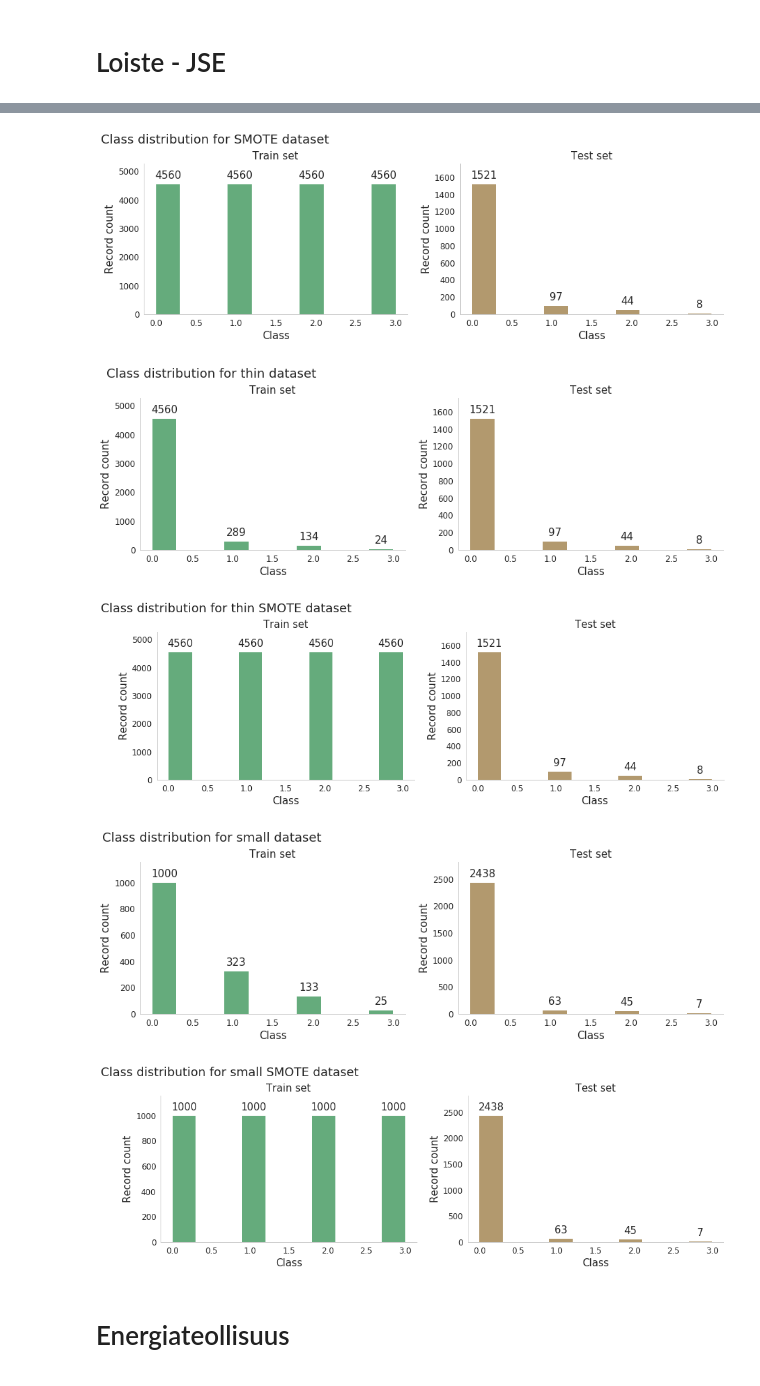
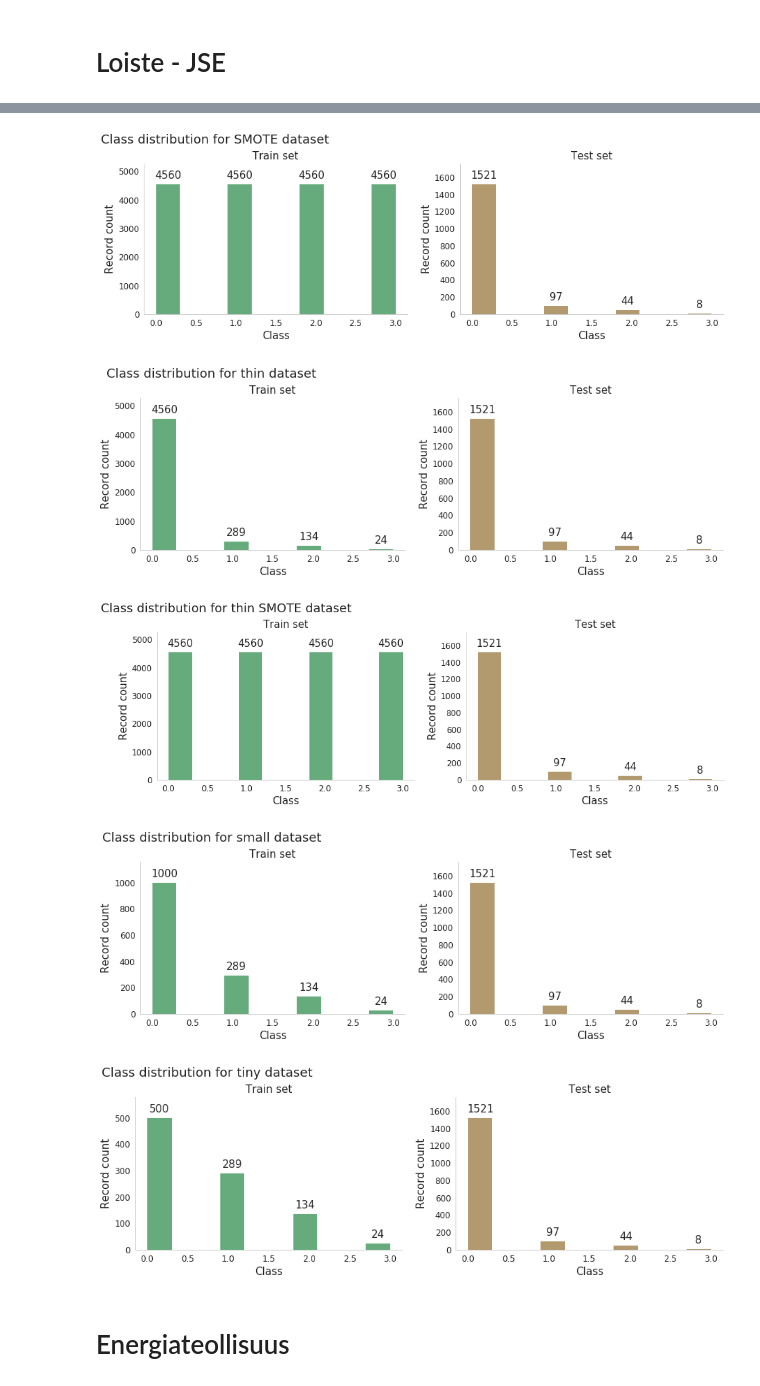
Before and after one commit to fmidev/sasse-polygon-process, a Jupyter notebook: notebooks/dataset_split.ipynb, the cells around one changed output, grey strips where cells are left out. Drawn from its saved outputs; the diff is of its cells as text; code cells hidden in the pictures.

```diff
--- a/notebooks/dataset_split.ipynb
+++ b/notebooks/dataset_split.ipynb
@@ -143,3 +115,16 @@ def get_data(name, options, scaler_name, size=None, balance=False, cherry_pick=N
+# %%
+def cut_classes(dataset, classes, max_size, label):
+    """ Decrease dataset size by cutting requested classes smaller """
+
+    # Cherry picked classes
+    class_dfs = []
+    for c in classes:
+        picked_data = dataset.loc[(dataset.loc[:,label] == c),:]
+        class_dfs.append(picked_data.sample(n=min(len(picked_data), max_size)))
+
+    # Concat
+    data = pd.concat(class_dfs)
+    return data
 # %%
 def plot_class_hist(data_train, data_test,title='', num_classes=4, fontsize=10):
 
@@ -218,14 +203,15 @@ def save_dataset(datasets):
 print('All params:')
 train_all_loiste, test_all_loiste, res_all_loiste, scaler_loiste_jse_all = get_data('../data/classification_dataset_loiste_jse_forest.csv', options, 'scaler_loiste_jse_all', verbose=True)
 
+print("\n")
 print('Thin setup:')
 train_thin_loiste, test_thin_loiste, res_thin_loiste, scaler_loiste_jse_thin = get_data('../data/classification_dataset_loiste_jse_forest.csv', options_thin, 'scaler_loiste_jse_thin', verbose=True)
 
-print('Small set with all params:')
-train_small_loiste, test_small_loiste, res_small_loiste, scaler_loiste_jse_all = get_data('../data/classification_dataset_loiste_jse_forest.csv', options, 'scaler_loiste_jse_small', (.8, .2), cherry_pick=[1,2,3], max_size=1000, verbose=True, scaler=scaler_loiste_jse_all)
+train_small_loiste = cut_classes(train_all_loiste, [0,1,2,3], 1000, options.label[0])
+train_thin_small_loiste = cut_classes(train_thin_loiste, [0,1,2,3], 1000, options.label[0])
 
-print('Tiny set with all params:')
-train_tiny_loiste, test_tiny_loiste, res_tiny_loiste, scaler_loiste_jse_all = get_data('../data/classification_dataset_loiste_jse_forest.csv', options, 'scaler_loiste_jse', (.8, .2), cherry_pick=[1,2,3], max_size=500, verbose=True, scaler=scaler_loiste_jse_all)
+train_tiny_loiste = cut_classes(train_all_loiste, [0,1,2,3], 500, options.label[0])
+train_thin_tiny_loiste = cut_classes(train_thin_loiste, [0,1,2,3], 500, options.label[0])
 # %% [output]
 All params:
 Dates in testset class 1:
@@ -247,19 +233,19 @@ Dates in testset class 1:
 # %%
 plot_class_hist(train_all_loiste, test_all_loiste, title='Class distribution for whole dataset', fontsize=15)
 plot_class_hist(res_all_loiste, test_all_loiste, title='Class distribution for SMOTE dataset', fontsize=15)
 
 plot_class_hist(train_thin_loiste, test_thin_loiste, title='Class distribution for thin dataset', fontsize=15)
 plot_class_hist(res_thin_loiste, test_thin_loiste, title='Class distribution for thin SMOTE dataset', fontsize=15)
 
-plot_class_hist(train_small_loiste, test_small_loiste, title='Class distribution for small dataset', fontsize=15)
-plot_class_hist(res_small_loiste, test_small_loiste, title='Class distribution for small SMOTE dataset', fontsize=15)
+plot_class_hist(train_small_loiste, test_all_loiste, title='Class distribution for small dataset', fontsize=15)
+plot_class_hist(train_tiny_loiste, test_all_loiste, title='Class distribution for tiny dataset', fontsize=15)
 # %% [output]
 [figure]
 [figure]
 [figure]
 [figure]
-[figure, old version]
+[figure, new version]
-[figure, old version]
+[figure, new version]
 # %%
 datasets = [('loiste_jse_all_train', train_all_loiste),
             ('loiste_jse_all_test', test_all_loiste),
```
Also changed, not shown: parts of 8 cells of this notebook, 2 other files.
